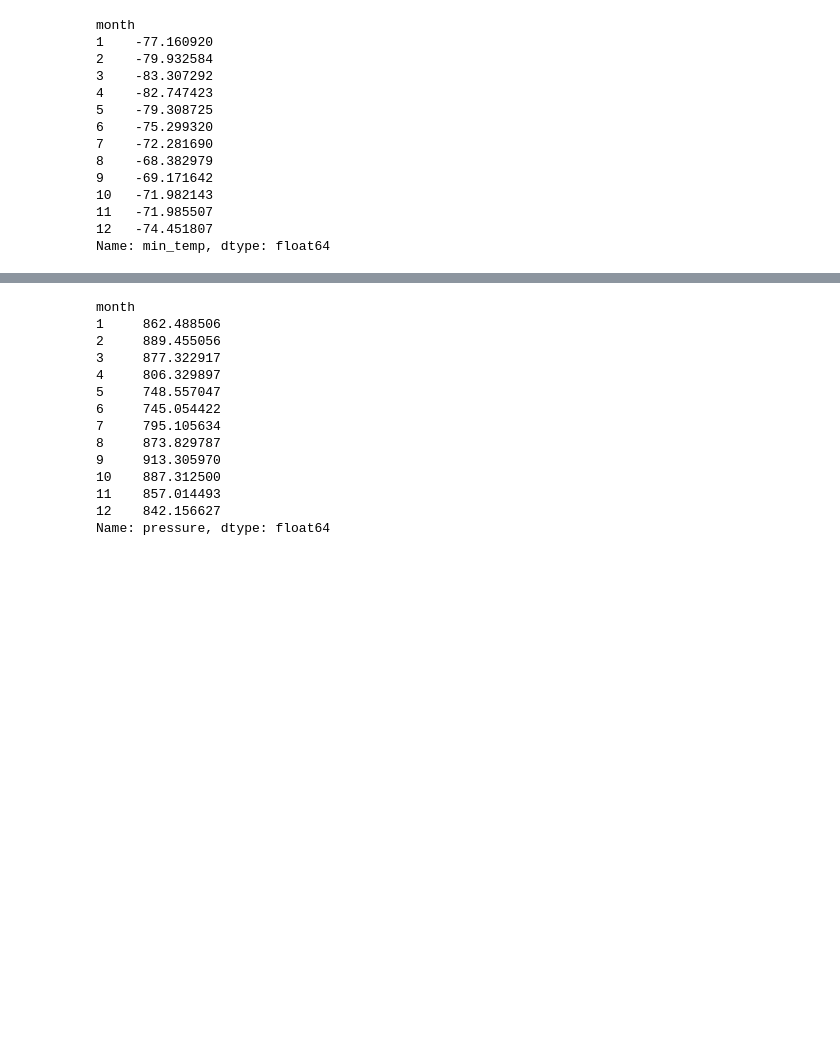
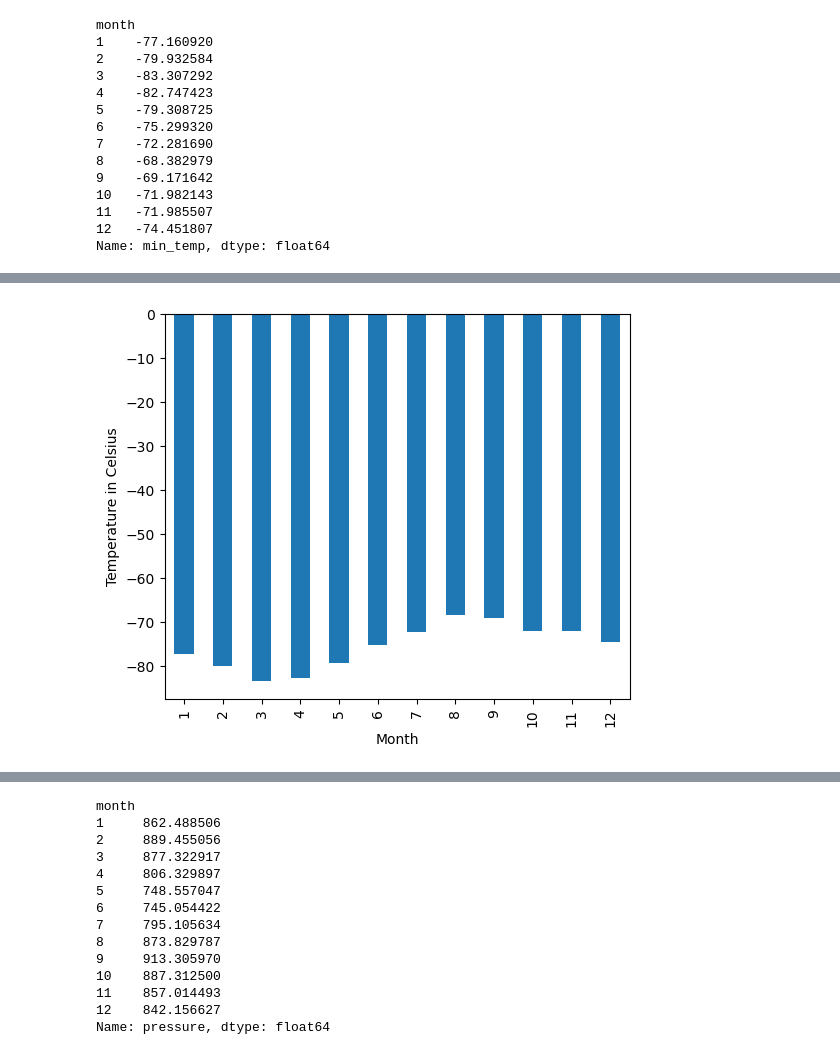
Before and after one commit to lvit001/web-scraping-challenge, a Jupyter notebook: Starter_Code/part_2_mars_weather.ipynb, the cells around one changed output, grey strips where cells are left out. Drawn from its saved outputs; the diff is of its cells as text; code cells hidden in the pictures; blank space fills up the shorter version.

```diff
--- a/Starter_Code/part_2_mars_weather.ipynb
+++ b/Starter_Code/part_2_mars_weather.ipynb
@@ -170,6 +184,8 @@ Name: month, dtype: int64
 1867
 # %%
 # 3. What is the average low temperature by month?
+avg_min_temp = mars_df.groupby("month")["min_temp"].mean()
+avg_min_temp
 # %% [output]
 month
 1    -77.160920
@@ -192,2 +204,10 @@ Name: min_temp, dtype: float64
+# %%
+# Plot the average temperature by month
+# had help with the graph from here: https://stackoverflow.com/questions/40313727/bar-graph-from-dataframe-groupby
+avg_min_temp.plot(kind='bar', ylabel='Temperature in Celsius',
+         xlabel='Month', figsize=(6, 5))
+plt.show()
+# %% [output]
+[figure, added]
 # %%
 # Identify the coldest and hottest months in Curiosity's location
```
Also changed, not shown: parts of 6 cells of this notebook.
